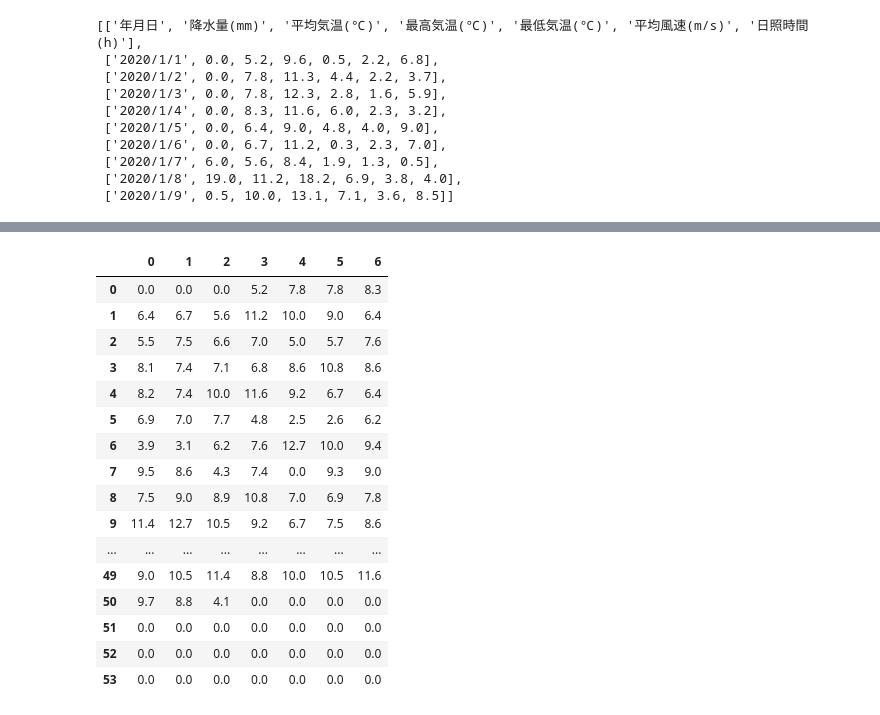
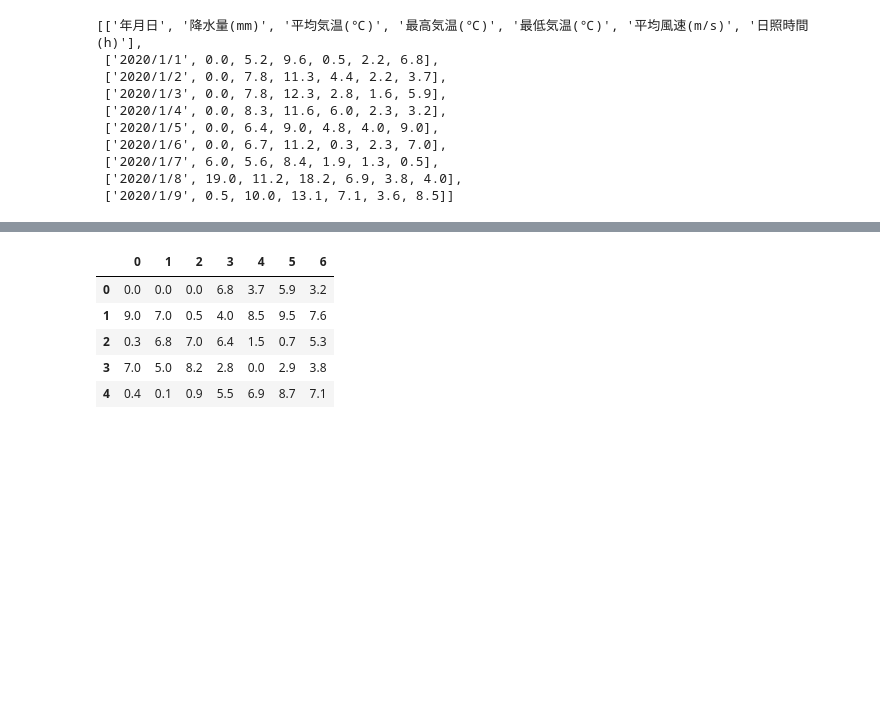
Before and after one commit to mnltake/amedas_calender, a Jupyter notebook: amedas_calender.ipynb, the cells around one changed output, grey strips where cells are left out. Cells and saved outputs as stored; diff of their text form; code cells hidden in the pictures; blank space fills up the shorter version.

```diff
--- a/amedas_calender.ipynb
+++ b/amedas_calender.ipynb
@@ -184,14 +162,14 @@ df
 # %%
 idx_name = 'week'
 col_name = 'dayofweek'
-element =2 #平均気温
+element =6 #平均気温
 #element =1 #降水量
 element_colormap="coolwarm"#　色見本　https://matplotlib.org/3.3.3/tutorials/colors/colormaps.html
-#element_colormap="Blues"
+element_colormap="Reds"
 
 tmp_df = df[df["year"]==year]
 pv = tmp_df.pivot_table(index=idx_name, columns=col_name, values=Header[element])
 pv = pd.DataFrame(pv.values, columns=pv.columns.values ,index=pv.index.values)
-pv
+pv.head()
 # %% [output]
 |  | 0 | 1 | 2 | 3 | 4 | 5 | 6 |
@@ -214,32 +181,21 @@ pv
 # %%
 pv.columns = [int(num) for num in pv.columns]
 pv.index = [int(num) for num in pv.index]
 pv = pv.fillna(0)
 
 mat = pd.DataFrame(index=list(range(54)), columns=list(range(7)))
 mat = mat.fillna(0) #未観測の日の要素は０になることに注意
 
 mat = mat.add(pv, fill_value=0)
 #mat = mat.applymap(lambda x: int(x))
-mat
+mat.head()
 # %% [output]
 |  | 0 | 1 | 2 | 3 | 4 | 5 | 6 |
-| 0 | 0.0 | 0.0 | 0.0 | 5.2 | 7.8 | 7.8 | 8.3 |
-| 1 | 6.4 | 6.7 | 5.6 | 11.2 | 10.0 | 9.0 | 6.4 |
-| 2 | 5.5 | 7.5 | 6.6 | 7.0 | 5.0 | 5.7 | 7.6 |
-| 3 | 8.1 | 7.4 | 7.1 | 6.8 | 8.6 | 10.8 | 8.6 |
-| 4 | 8.2 | 7.4 | 10.0 | 11.6 | 9.2 | 6.7 | 6.4 |
-| 5 | 6.9 | 7.0 | 7.7 | 4.8 | 2.5 | 2.6 | 6.2 |
-| 6 | 3.9 | 3.1 | 6.2 | 7.6 | 12.7 | 10.0 | 9.4 |
-| 7 | 9.5 | 8.6 | 4.3 | 7.4 | 0.0 | 9.3 | 9.0 |
-| 8 | 7.5 | 9.0 | 8.9 | 10.8 | 7.0 | 6.9 | 7.8 |
-| 9 | 11.4 | 12.7 | 10.5 | 9.2 | 6.7 | 7.5 | 8.6 |
-| ... | ... | ... | ... | ... | ... | ... | ... |
-| 49 | 9.0 | 10.5 | 11.4 | 8.8 | 10.0 | 10.5 | 11.6 |
-| 50 | 9.7 | 8.8 | 4.1 | 0.0 | 0.0 | 0.0 | 0.0 |
-| 51 | 0.0 | 0.0 | 0.0 | 0.0 | 0.0 | 0.0 | 0.0 |
-| 52 | 0.0 | 0.0 | 0.0 | 0.0 | 0.0 | 0.0 | 0.0 |
-| 53 | 0.0 | 0.0 | 0.0 | 0.0 | 0.0 | 0.0 | 0.0 |
+| 0 | 0.0 | 0.0 | 0.0 | 6.8 | 3.7 | 5.9 | 3.2 |
+| 1 | 9.0 | 7.0 | 0.5 | 4.0 | 8.5 | 9.5 | 7.6 |
+| 2 | 0.3 | 6.8 | 7.0 | 6.4 | 1.5 | 0.7 | 5.3 |
+| 3 | 7.0 | 5.0 | 8.2 | 2.8 | 0.0 | 2.9 | 3.8 |
+| 4 | 0.4 | 0.1 | 0.9 | 5.5 | 6.9 | 8.7 | 7.1 |
 # %%
 mat_date = pd.DataFrame(index=list(range(54)), columns=list(range(7)))
 mat_date = mat_date.fillna("")
```
Also changed, not shown: parts of 6 cells of this notebook.
